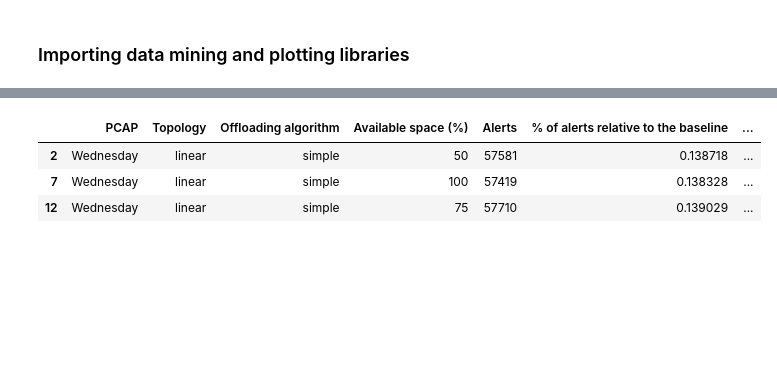
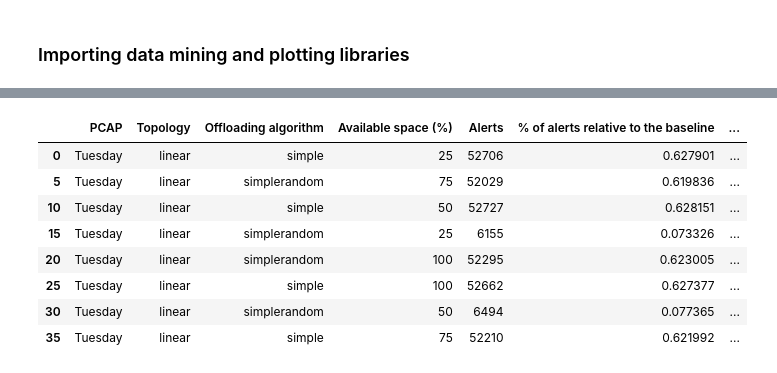
Before and after one commit to HenriqueBBrum/Network-Wide-Rule-Orchestrator, a Jupyter notebook: testing/final_evaluation/final_evaluation_plots.ipynb, the cells around one changed output, grey strips where cells are left out. Saved outputs shown, nothing was run; the diff lists cells and outputs as text; code cells hidden in the pictures; blank space fills up the shorter version.

```diff
--- a/testing/final_evaluation/final_evaluation_plots.ipynb
+++ b/testing/final_evaluation/final_evaluation_plots.ipynb
@@ -166,8 +169,13 @@ final_eval_df
 # %%
-t_10_df = final_eval_df[(final_eval_df["Topology"]=="linear") & (final_eval_df["PCAP"]=="Wednesday")]
+t_10_df = final_eval_df[(final_eval_df["Topology"]=="linear") & (final_eval_df["PCAP"]=="Tuesday")]
 t_10_df
 # %% [output]
 |  | PCAP | Topology | Offloading algorithm | Available space (%) | Alerts | % of alerts relative to the baseline | ... |
-| 2 | Wednesday | linear | simple | 50 | 57581 | 0.138718 | ... |
-| 7 | Wednesday | linear | simple | 100 | 57419 | 0.138328 | ... |
-| 12 | Wednesday | linear | simple | 75 | 57710 | 0.139029 | ... |
+| 0 | Tuesday | linear | simple | 25 | 52706 | 0.627901 | ... |
+| 5 | Tuesday | linear | simplerandom | 75 | 52029 | 0.619836 | ... |
+| 10 | Tuesday | linear | simple | 50 | 52727 | 0.628151 | ... |
+| 15 | Tuesday | linear | simplerandom | 25 | 6155 | 0.073326 | ... |
+| 20 | Tuesday | linear | simplerandom | 100 | 52295 | 0.623005 | ... |
+| 25 | Tuesday | linear | simple | 100 | 52662 | 0.627377 | ... |
+| 30 | Tuesday | linear | simplerandom | 50 | 6494 | 0.077365 | ... |
+| 35 | Tuesday | linear | simple | 75 | 52210 | 0.621992 | ... |
```
Also changed, not shown: parts of 2 cells of this notebook, 1 other file.
